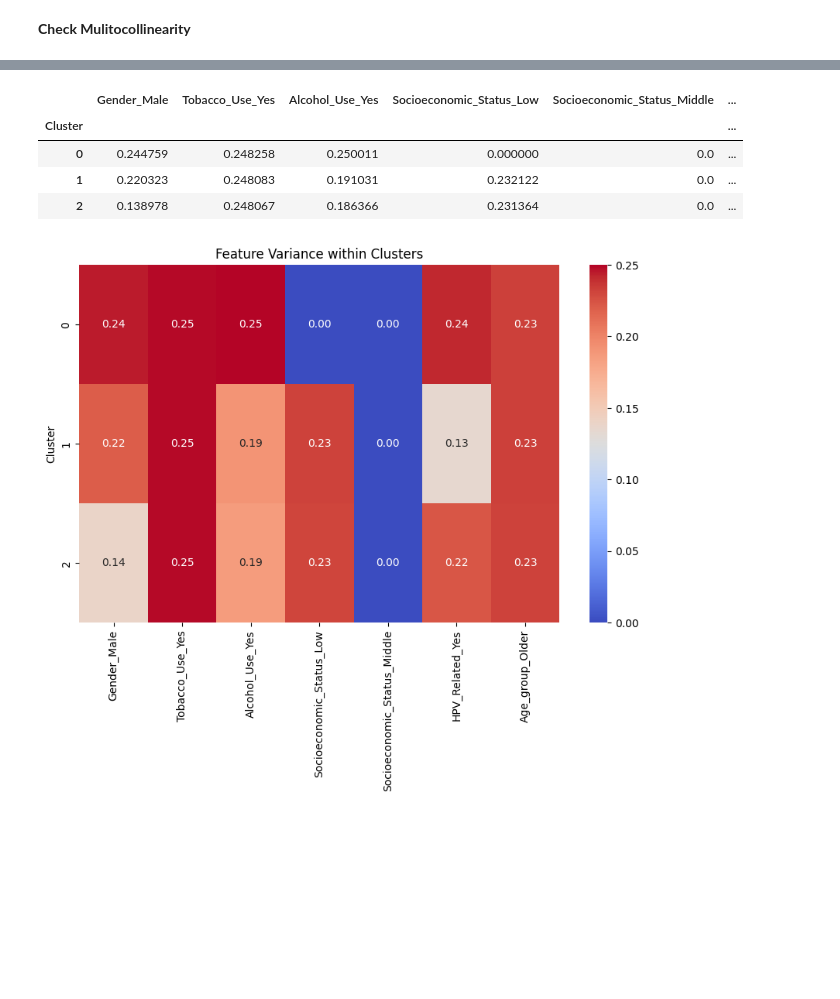
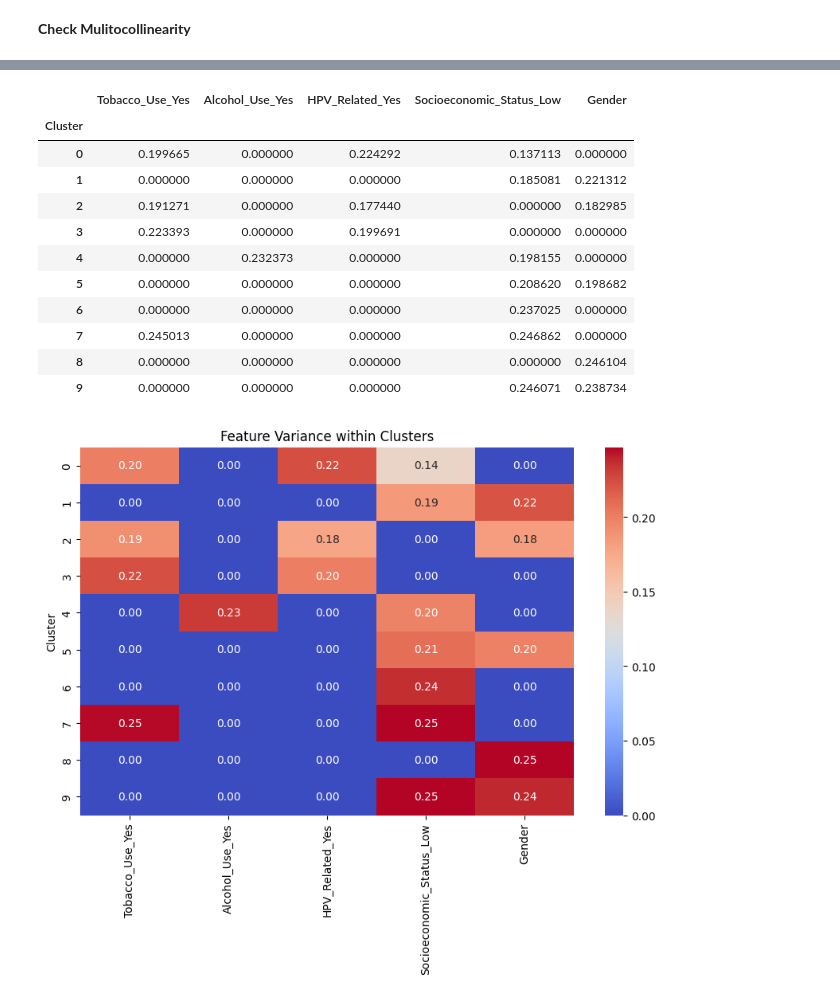
Before and after one commit to tharushaliyanagama/OralCancerEarlyDetection-DSGP, a Jupyter notebook: Patient_Risk_Segmentation.ipynb, the cells around one changed output, grey strips where cells are left out. Cells and saved outputs as stored; diff of their text form; code cells hidden in the pictures; blank space fills up the shorter version.

```diff
--- a/Patient_Risk_Segmentation.ipynb
+++ b/Patient_Risk_Segmentation.ipynb
@@ -25,7 +25,7 @@ drive.mount('/content/drive')
 Mounted at /content/drive
 # %%
 #Load The Dataset
-data=pd.read_csv("/content/drive/MyDrive/DSGP/Siyumi/Modelnew/new/preprocessed_new_dataset.csv")
+data=pd.read_csv("/content/drive/MyDrive/DSGP/New/preprocessed_new_dataset.csv")
 # %%
 data.head()
 # %% [output]
@@ -78,6 +80,6 @@ plt.show()
 # %%
 #Feature selection for clustering
-features = ['Gender_Male','Tobacco_Use_Yes', 'Alcohol_Use_Yes','Socioeconomic_Status_Low' ,'Socioeconomic_Status_Middle','HPV_Related_Yes','Age_group_Middle','Age_group_Older','Continent_Asia']
+features = ['Tobacco_Use_Yes','Alcohol_Use_Yes','HPV_Related_Yes','Socioeconomic_Status_Low','Gender']
 X = data[features]
 # %%
 # Plot histogram for each feature
@@ -188,5 +163,6 @@ Best K based on silhouette score: 8
 # %%
-kmeans = KMeans(n_clusters=3, random_state=42, max_iter=1000)
+#Applied K-Means clustering with 10 clusters and assigned cluster labels
+kmeans = KMeans(n_clusters=10, random_state=42, max_iter=1000)
 kmeans.fit_predict(data[features])
 
 data['Cluster'] = kmeans.labels_
@@ -247,24 +238,31 @@ plt.show()
 # %%
 # import seaborn
 import seaborn as sns
 
 # Calculate feature variance within clusters
-features = ['Gender_Male','Tobacco_Use_Yes', 'Alcohol_Use_Yes','Socioeconomic_Status_Low' ,'Socioeconomic_Status_Middle','HPV_Related_Yes','Age_group_Older']
+features = ['Tobacco_Use_Yes','Alcohol_Use_Yes','HPV_Related_Yes','Socioeconomic_Status_Low','Gender']
 cluster_variance = data.groupby('Cluster')[features].var()
 display(cluster_variance)
 
 # Visualize feature variance across clusters
 plt.figure(figsize=(10, 6))
 sns.heatmap(cluster_variance, annot=True, cmap='coolwarm', fmt=".2f")
 plt.title('Feature Variance within Clusters')
 plt.show()
 # %% [output]
-|  | Gender_Male | Tobacco_Use_Yes | Alcohol_Use_Yes | Socioeconomic_Status_Low | Socioeconomic_Status_Middle | ... |
-| Cluster |  |  |  |  |  | ... |
-| 0 | 0.244759 | 0.248258 | 0.250011 | 0.000000 | 0.0 | ... |
-| 1 | 0.220323 | 0.248083 | 0.191031 | 0.232122 | 0.0 | ... |
-| 2 | 0.138978 | 0.248067 | 0.186366 | 0.231364 | 0.0 | ... |
+|  | Tobacco_Use_Yes | Alcohol_Use_Yes | HPV_Related_Yes | Socioeconomic_Status_Low | Gender |
+| Cluster |  |  |  |  |  |
+| 0 | 0.199665 | 0.000000 | 0.224292 | 0.137113 | 0.000000 |
+| 1 | 0.000000 | 0.000000 | 0.000000 | 0.185081 | 0.221312 |
+| 2 | 0.191271 | 0.000000 | 0.177440 | 0.000000 | 0.182985 |
+| 3 | 0.223393 | 0.000000 | 0.199691 | 0.000000 | 0.000000 |
+| 4 | 0.000000 | 0.232373 | 0.000000 | 0.198155 | 0.000000 |
+| 5 | 0.000000 | 0.000000 | 0.000000 | 0.208620 | 0.198682 |
+| 6 | 0.000000 | 0.000000 | 0.000000 | 0.237025 | 0.000000 |
+| 7 | 0.245013 | 0.000000 | 0.000000 | 0.246862 | 0.000000 |
+| 8 | 0.000000 | 0.000000 | 0.000000 | 0.000000 | 0.246104 |
+| 9 | 0.000000 | 0.000000 | 0.000000 | 0.246071 | 0.238734 |
-[figure, old version]
+[figure, new version]
 # %%
 # Define cluster-to-risk mapping
 cluster_risk_mapping = {
```
Also changed, not shown: parts of 18 cells of this notebook.
